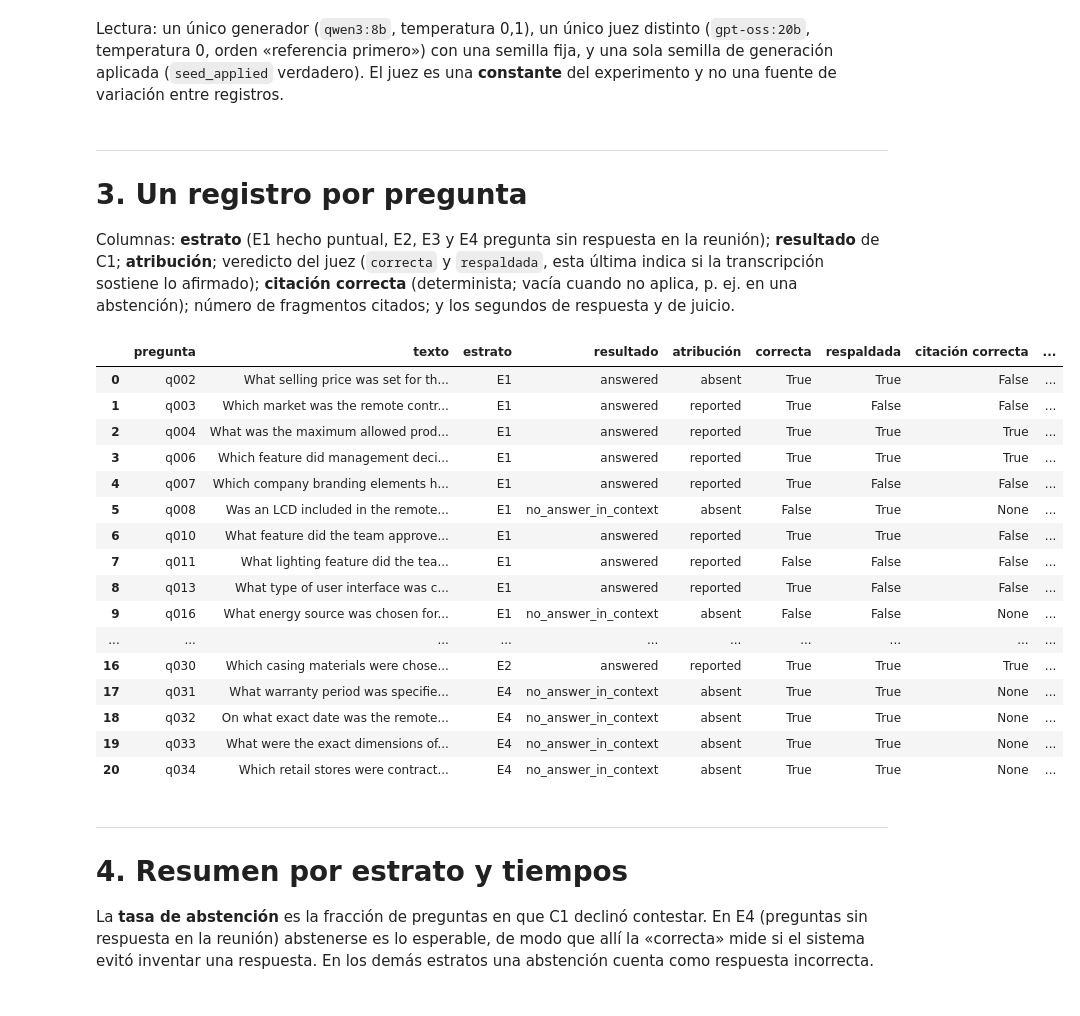
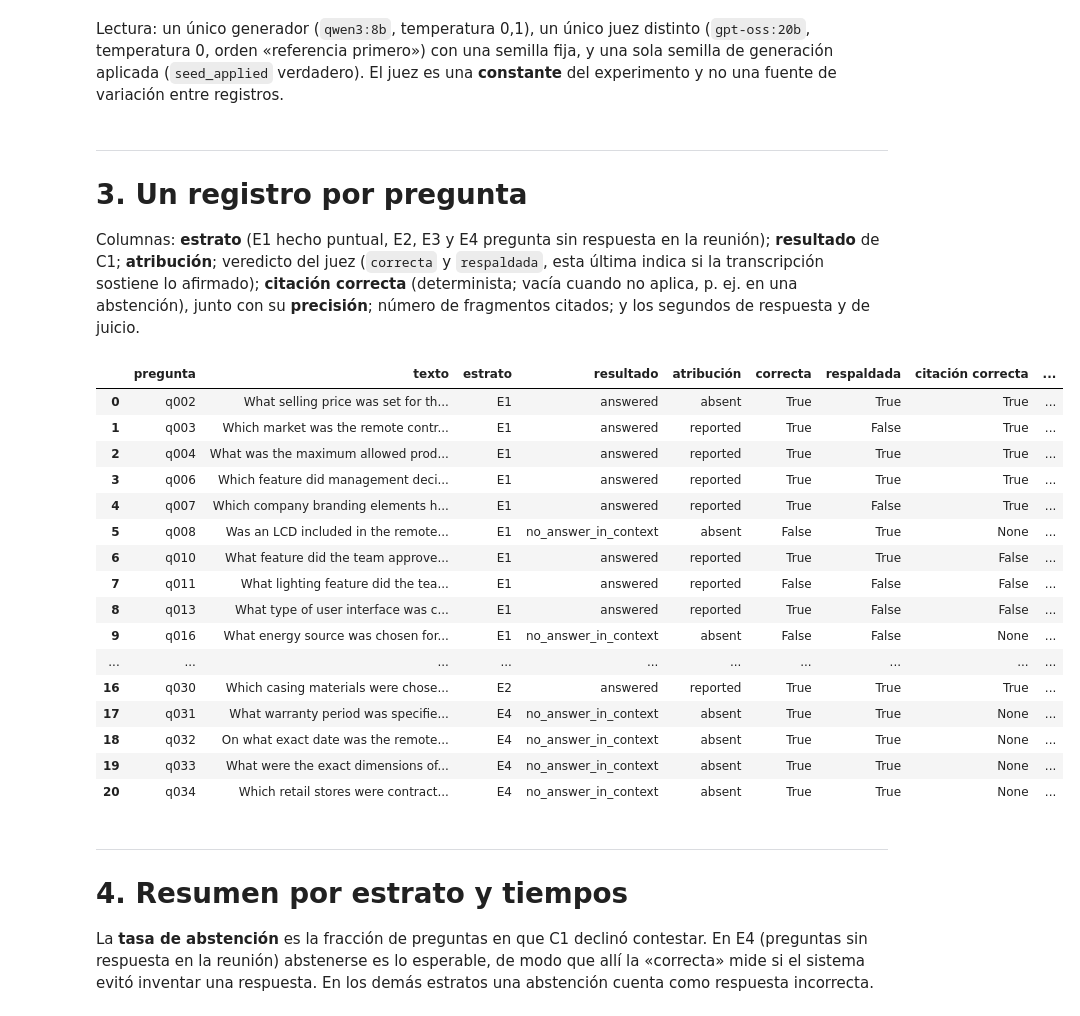
Before and after one commit to jasonssdev/mcd-afg, a Jupyter notebook: notebooks/07-jss-runner-experimento-b.ipynb, the cells around one changed output. Cells and saved outputs as stored; diff of their text form; code cells hidden in the pictures.

```diff
--- a/notebooks/07-jss-runner-experimento-b.ipynb
+++ b/notebooks/07-jss-runner-experimento-b.ipynb
@@ -40,6 +44,8 @@ from dataclasses import asdict
 
 import pandas as pd
 
+from afg.experiments.citation_analysis import rescore_citation
+from afg.experiments.questions import load_experiment_questions
 from afg.experiments.runner import MANIFEST_FILE, RECORDS_FILE, load_records
 from afg.experiments.summary import (
     citation_tally,
@@ -55,15 +61,22 @@ pd.set_option("display.width", 160)
 pd.set_option("display.max_colwidth", 80)
 
 RUN_DIR = EXPERIMENT_B_DIR / "humo-c1-es2015"
-if not (RUN_DIR / RECORDS_FILE).exists():
-    raise SystemExit(
-        f"No se encontro {RUN_DIR / RECORDS_FILE}.\n"
-        "Generala con `uv run afg experiment b --help` (requiere Ollama)."
-    )
+QUESTIONS_CSV = PROJECT_ROOT / "data" / "processed" / "judge-calibration" / "ES2015.preguntas.csv"
+for needed in (RUN_DIR / RECORDS_FILE, QUESTIONS_CSV):
+    if not needed.exists():
+        raise SystemExit(
+            f"No se encontro {needed}.\n"
+            "Se genera con `uv run afg experiment b --help` (requiere Ollama) y con la hoja "
+            "de calibracion de ES2015."
+        )
 
 MANIFEST = json.loads((RUN_DIR / MANIFEST_FILE).read_text(encoding="utf-8"))
 ALL_LINES = load_records(RUN_DIR / RECORDS_FILE)
-RECORDS = load_records(RUN_DIR / RECORDS_FILE, latest_only=True)
+QUESTIONS = {q.id: q for q in load_experiment_questions(QUESTIONS_CSV)}
+# Los registros de la corrida de humo se escribieron con la regla anterior (todas las citas
+# debian tocar la referencia). La citacion se recalcula con la regla vigente (ADR 0009) a partir
+# de las respuestas guardadas y de las preguntas; el archivo de la corrida no se modifica.
+RECORDS = rescore_citation(load_records(RUN_DIR / RECORDS_FILE, latest_only=True), QUESTIONS)
 ROWS = pd.DataFrame([asdict(r) for r in record_rows(RECORDS)])
 print(f"Corrida en {RUN_DIR.relative_to(PROJECT_ROOT)}: {len(RECORDS)} registros")
 # %% [output]
@@ -161,32 +177,33 @@ experimento y no una fuente de variación entre registros.
 Columnas: **estrato** (E1 hecho puntual, E2, E3 y E4 pregunta sin respuesta en la reunión);
 **resultado** de C1; **atribución**; veredicto del juez (`correcta` y `respaldada`, esta última
 indica si la transcripción sostiene lo afirmado); **citación correcta** (determinista; vacía
-cuando no aplica, p. ej. en una abstención); número de fragmentos citados; y los segundos de
+cuando no aplica, p. ej. en una abstención), junto con su **precisión**; número de fragmentos citados; y los segundos de
 respuesta y de juicio.
 # %%
 TABLE = ROWS.rename(
     columns={
         "question": "pregunta",
         "question_text": "texto",
         "stratum": "estrato",
         "outcome": "resultado",
         "attribution": "atribución",
         "correct": "correcta",
         "evidence_supported": "respaldada",
         "citation_correct": "citación correcta",
+        "citation_precision": "precisión de la citación",
         "cited_chunks": "fragmentos citados",
         "answer_seconds": "s respuesta",
         "judge_seconds": "s juicio",
     }
 )
-TABLE.round({"s respuesta": 1, "s juicio": 1})
+TABLE.round({"precisión de la citación": 2, "s respuesta": 1, "s juicio": 1})
 # %% [output]
 |  | pregunta | texto | estrato | resultado | atribución | correcta | respaldada | citación correcta | ... |
-| 0 | q002 | What selling price was set for th... | E1 | answered | absent | True | True | False | ... |
-| 1 | q003 | Which market was the remote contr... | E1 | answered | reported | True | False | False | ... |
+| 0 | q002 | What selling price was set for th... | E1 | answered | absent | True | True | True | ... |
+| 1 | q003 | Which market was the remote contr... | E1 | answered | reported | True | False | True | ... |
 | 2 | q004 | What was the maximum allowed prod... | E1 | answered | reported | True | True | True | ... |
 | 3 | q006 | Which feature did management deci... | E1 | answered | reported | True | True | True | ... |
-| 4 | q007 | Which company branding elements h... | E1 | answered | reported | True | False | False | ... |
+| 4 | q007 | Which company branding elements h... | E1 | answered | reported | True | False | True | ... |
 | 5 | q008 | Was an LCD included in the remote... | E1 | no_answer_in_context | absent | False | True | None | ... |
 | 6 | q010 | What feature did the team approve... | E1 | answered | reported | True | True | False | ... |
 | 7 | q011 | What lighting feature did the tea... | E1 | answered | reported | False | False | False | ... |
```
Also changed, not shown: parts of 8 cells of this notebook, 15 other files.
